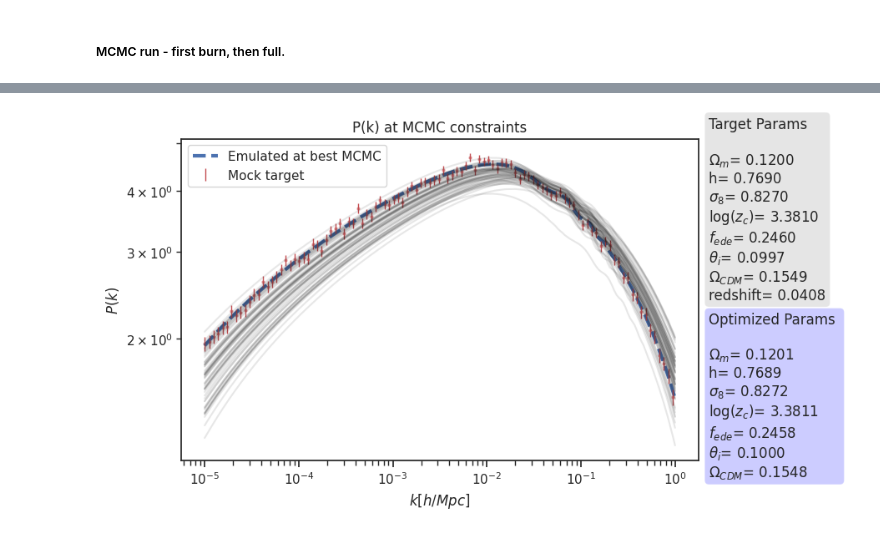
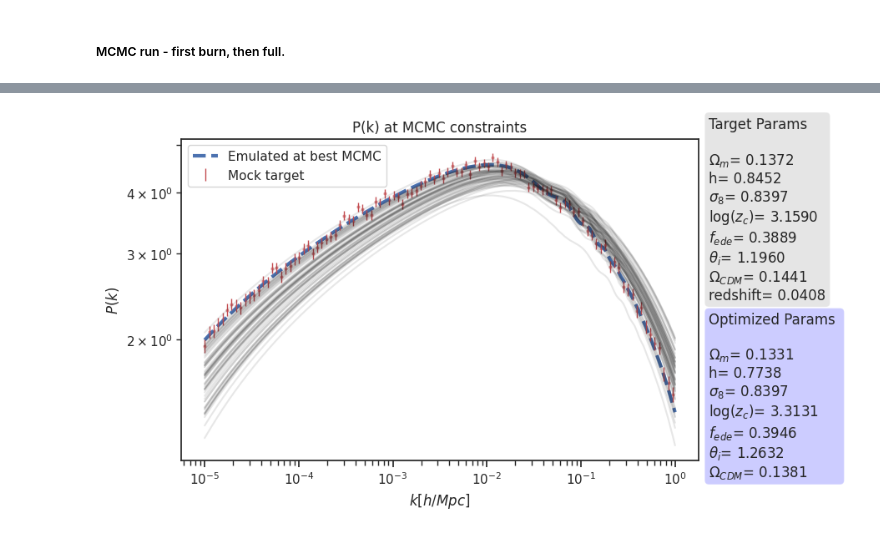
Before and after one commit to nesar/EarlyDarkEmu, a Jupyter notebook: nbs/index.ipynb, the cells around one changed output, grey strips where cells are left out. Saved outputs shown, nothing was run; the diff lists cells and outputs as text; code cells hidden in the pictures.

```diff
--- a/nbs/index.ipynb
+++ b/nbs/index.ipynb
@@ -322,27 +318,27 @@ if if_savefig:
 #| hide
 
 ndim = 7
-nwalkers = 100  # 500
-nrun_burn = 300  # 300
-nrun = 700  # 1000
+nwalkers = 50  # 500
+nrun_burn = 50  # 300
+nrun = 600  # 1000
 # %% [markdown]
 #### Creating mock observational data
 # %%
 
-target_indx = 0 #0 ,14, 35
+target_indx = 1 #0 ,14, 35
 z_index = 2
 L = 32
 fake_obs_data_index_every = 2
 
 redshift = z_all[z_index]
-x = k_all[::fake_obs_data_index_every]
-y = Pk_all[:, z_index, :][target_indx][::fake_obs_data_index_every]
+x_target_mcmc = k_all[::fake_obs_data_index_every]
+y_target_mcmc = Pk_all[:, z_index, :][target_indx][::fake_obs_data_index_every]
 
-if not if_pk_log: y = y*(1 + np.random.normal(0.0, 0.5, size=y.shape))
-if if_pk_log: y = y*(1 + 0.02*np.random.normal(0.0, 1, size=y.shape))
+if not if_pk_log: y_target_mcmc = y_target_mcmc*(1 + np.random.normal(0.0, 0.5, size=y_target_mcmc.shape))
+if if_pk_log: y_target_mcmc = y_target_mcmc*(1 + 0.02*np.random.normal(0.0, 1, size=y_target_mcmc.shape))
 
-if not if_pk_log: yerr = np.sqrt( Pk_all[:, z_index, :][target_indx][::fake_obs_data_index_every]*(L**3))/((0.1*L)**3)
-if if_pk_log: yerr = np.sqrt( Pk_all[:, z_index, :][target_indx][::fake_obs_data_index_every]*(L**3))/((0.5*L)**3)
+if not if_pk_log: yerr_target_mcmc = np.sqrt( Pk_all[:, z_index, :][target_indx][::fake_obs_data_index_every]*(L**3))/((0.1*L)**3)
+if if_pk_log: yerr_target_mcmc = np.sqrt( Pk_all[:, z_index, :][target_indx][::fake_obs_data_index_every]*(L**3))/((0.5*L)**3)
 
 x_grid = k_all
 params_calib = p_all[target_indx][:, np.newaxis].T
@@ -394,19 +392,30 @@ plt.legend()
 
 allMax = np.max(p_all, axis = 0)
 allMin = np.min(p_all, axis = 0)
+allMean = np.mean(p_all, axis = 0)
 
 param1 = [PARAM_NAME[0], params_calib[0][0], allMin[0], allMax[0]]
 param2 = [PARAM_NAME[1], params_calib[0][1], allMin[1], allMax[1]]
 param3 = [PARAM_NAME[2], params_calib[0][2], allMin[2], allMax[2]]
-param4 = [PARAM_NAME[3], params_calib[0][3], allMin[3], allMax[2]]
+param4 = [PARAM_NAME[3], params_calib[0][3], allMin[3], allMax[3]]
 param5 = [PARAM_NAME[4], params_calib[0][4], allMin[4], allMax[4]]
 param6 = [PARAM_NAME[5], params_calib[0][5], allMin[5], allMax[5]]
 param7 = [PARAM_NAME[6], params_calib[0][6], allMin[6], allMax[6]]
 
+
+# param1 = [PARAM_NAME[0], allMean[0], allMin[0], allMax[0]]
+# param2 = [PARAM_NAME[1], allMean[1], allMin[1], allMax[1]]
+# param3 = [PARAM_NAME[2], allMean[2], allMin[2], allMax[2]]
+# param4 = [PARAM_NAME[3], allMean[3], allMin[3], allMax[3]]
+# param5 = [PARAM_NAME[4], allMean[4], allMin[4], allMax[4]]
+# param6 = [PARAM_NAME[5], allMean[5], allMin[5], allMax[5]]
+# param7 = [PARAM_NAME[6], allMean[6], allMin[6], allMax[6]]
+
 params_list = [param1, param2, param3, param4, param5, param6, param7]
 # %%
 pos0 = chain_init(params_list, ndim, nwalkers)
-sampler = define_sampler(redshift, ndim, nwalkers, params_list, x_grid, sepia_model_list, z_all, x, y, yerr)
+
+sampler = define_sampler(redshift, ndim, nwalkers, params_list, x_grid, sepia_model_list, z_all, x_target_mcmc, y_target_mcmc, yerr_target_mcmc)
 # %% [markdown]
 ##### MCMC run - first burn, then full.
 # %%
@@ -427,8 +443,8 @@ f, a = plt.subplots(1,1, figsize = (8, 5))
 input_params_and_redshift = np.append(p_mcmc, redshift)
 bk_mcmc, err_mcmc = emu_redshift(input_params_and_redshift[np.newaxis, :], sepia_model_list, z_all)
 a.plot(k_all, bk_mcmc[:, 0], label='Emulated at best MCMC', lw=3, ls='--')
-a.errorbar(x, y, yerr, label='Mock target', ls='none', lw=1, color = "r")
-a.scatter(x, y, s = 5, marker = "h", color = "r", alpha=0.5)
+a.errorbar(x_target_mcmc, y_target_mcmc, yerr_target_mcmc, label='Mock target', ls='none', lw=1, color = "r")
+a.scatter(x_target_mcmc, y_target_mcmc, s = 5, marker = "h", color = "r", alpha=0.5)
 
 a.plot(k_all, Pk_all[:, z_index, :].T, 'k', alpha=0.1)
 
@@ -451,34 +467,34 @@ string_print = string_print0 + string_print1 + string_print2 + string_print3 + s
 
 props = dict(boxstyle='round', facecolor='gray', alpha=0.2)
 plt.text(1.02, 0.5, string_print, transform=a.transAxes, fontsize=12, bbox=props)
 
 string_print0_mcmc = 'Optimized Params \n\n'
 string_print1_mcmc = PARAM_NAME[0] + '= %.4f'%p_mcmc[0] + '\n'
 string_print2_mcmc = PARAM_NAME[1] + '= %.4f'%p_mcmc[1] + '\n'
 string_print3_mcmc = PARAM_NAME[2] + '= %.4f'%p_mcmc[2] + '\n'
 string_print4_mcmc = PARAM_NAME[3] + '= %.4f'%p_mcmc[3] + '\n'
 string_print5_mcmc = PARAM_NAME[4] + '= %.4f'%p_mcmc[4] + '\n'
 string_print6_mcmc = PARAM_NAME[5] + '= %.4f'%p_mcmc[5] + '\n'
 string_print7_mcmc = PARAM_NAME[6] + '= %.4f'%p_mcmc[6]
 
 string_print_mcmc = string_print0_mcmc + string_print1_mcmc + string_print2_mcmc + string_print3_mcmc + string_print4_mcmc + string_print5_mcmc + string_print6_mcmc + string_print7_mcmc
 
 props = dict(boxstyle='round', facecolor='blue', alpha=0.2)
 plt.text(1.02, -0.05, string_print_mcmc, transform=a.transAxes, fontsize=12, bbox=props)
 
 
 
 a.set_xscale('log')
 a.set_yscale('log')
 plt.title('P(k) at MCMC constraints')
 a.set_xlabel(r'$k [h/Mpc]$')
 a.set_ylabel(r'$P(k)$')
 plt.legend()
 
 if if_savefig:
     plt.savefig('../../../Plots/mcmc_results_Bk.png', bbox_inches='tight')
 # %% [output]
-[figure, old version]
+[figure, new version]
 # %%
 #| hide
 
```
Also changed, not shown: parts of 14 cells of this notebook, 6 other files.
